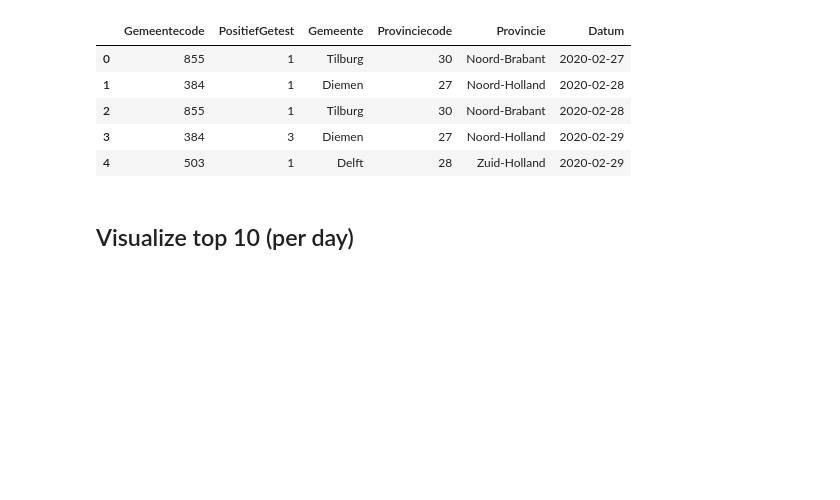
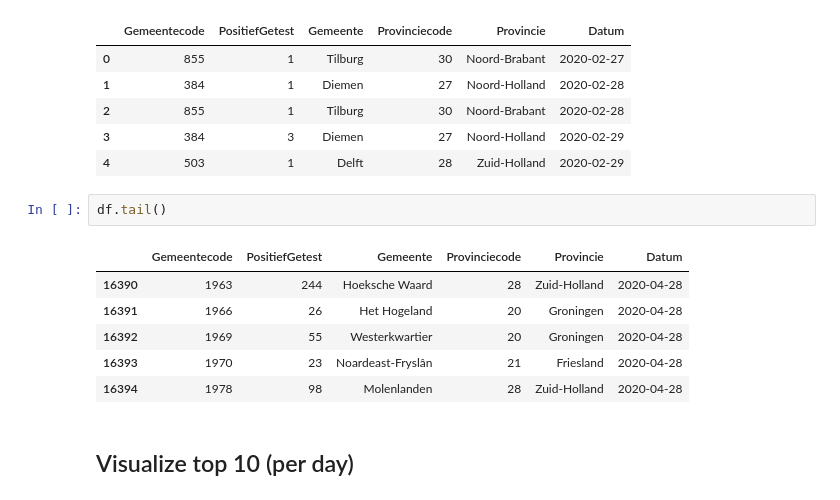
Before and after one commit to tomdewildt/covid-19-data-collector, a Jupyter notebook: notebooks/explore-municipality-dataset.ipynb, the cells around one changed output. Cells and saved outputs as stored; diff of their text form; blank space fills up the shorter version.

```diff
--- a/notebooks/explore-municipality-dataset.ipynb
+++ b/notebooks/explore-municipality-dataset.ipynb
@@ -43,6 +43,15 @@ df.head()
 | 2 | 855 | 1 | Tilburg | 30 | Noord-Brabant | 2020-02-28 |
 | 3 | 384 | 3 | Diemen | 27 | Noord-Holland | 2020-02-29 |
 | 4 | 503 | 1 | Delft | 28 | Zuid-Holland | 2020-02-29 |
+# %%
+df.tail()
+# %% [output]
+|  | Gemeentecode | PositiefGetest | Gemeente | Provinciecode | Provincie | Datum |
+| 16390 | 1963 | 244 | Hoeksche Waard | 28 | Zuid-Holland | 2020-04-28 |
+| 16391 | 1966 | 26 | Het Hogeland | 20 | Groningen | 2020-04-28 |
+| 16392 | 1969 | 55 | Westerkwartier | 20 | Groningen | 2020-04-28 |
+| 16393 | 1970 | 23 | Noardeast-Fryslân | 21 | Friesland | 2020-04-28 |
+| 16394 | 1978 | 98 | Molenlanden | 28 | Zuid-Holland | 2020-04-28 |
 # %% [markdown]
 ## Visualize top 10 (per day)
 # %%
```
Also changed, not shown: parts of 5 cells of this notebook, 2 other files.
